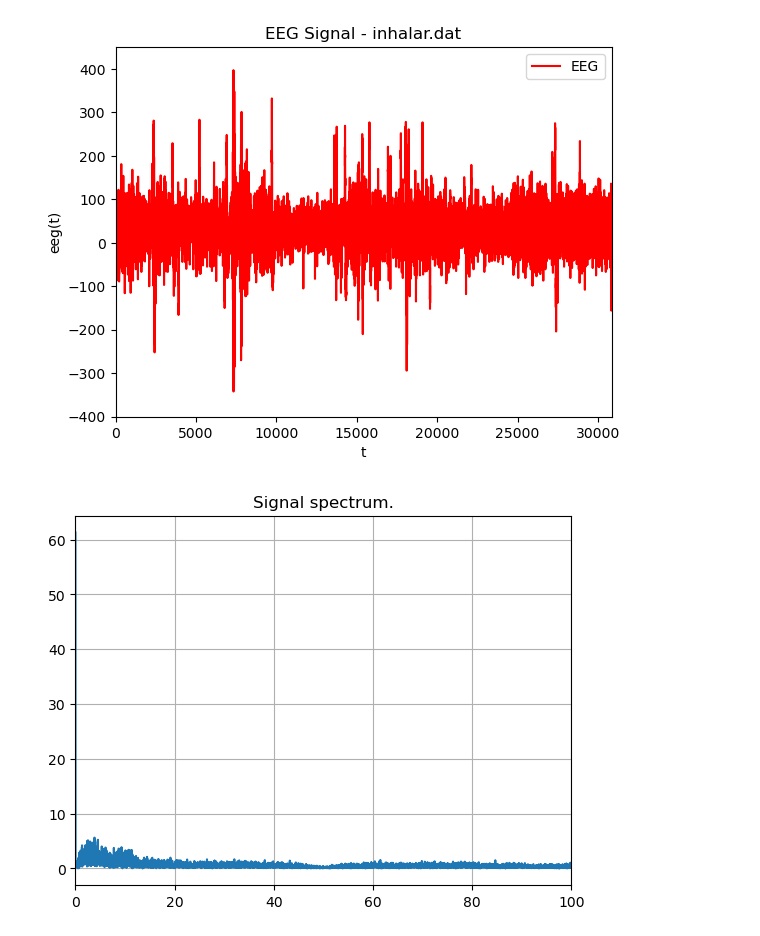
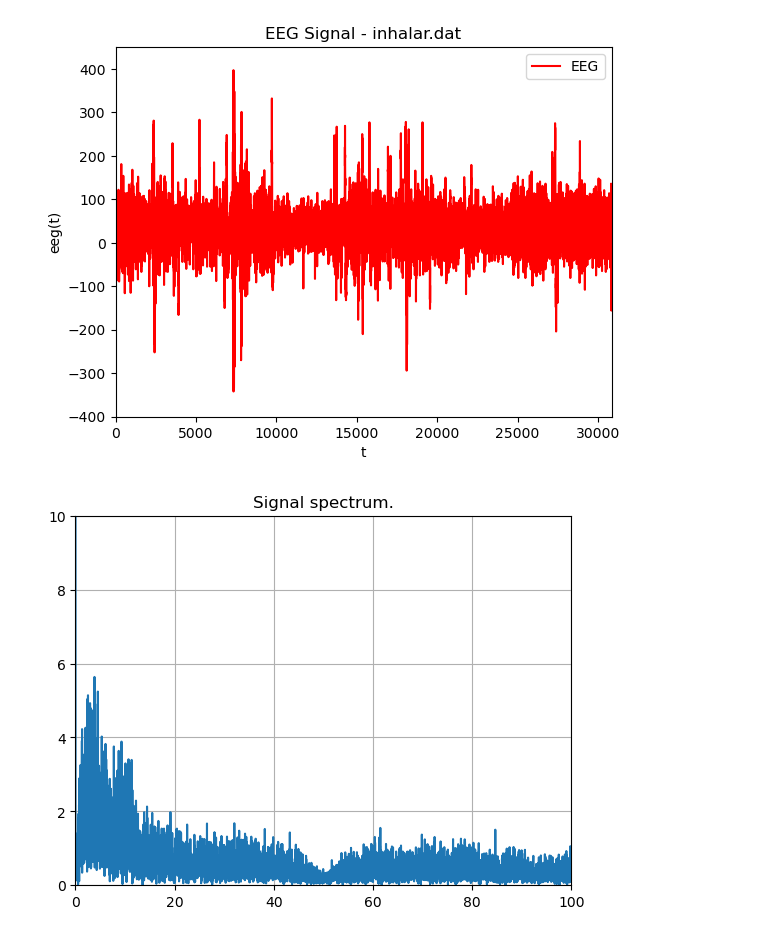
Before and after one commit to MatiasLoiseau/EEG-Analyzer, a Jupyter notebook: exploratory_analysis.ipynb, the cells around one changed output. Cells and saved outputs as stored; diff of their text form; code cells hidden in the pictures.

```diff
--- a/exploratory_analysis.ipynb
+++ b/exploratory_analysis.ipynb
@@ -459,18 +449,18 @@ plt.show()
 # %%
 # Parameters
 N = len(eeg_inhalar)  # Number of samples
 T = 1.0 / 512.0  # Sample spacing
 
 # Fourier transform and frequency domain plot
 yf = np.fft.fft(eeg_inhalar)
 xf = np.linspace(0.0, 1.0/(2.0*T), N//2)
 
 plt.plot(xf, 2.0/N * np.abs(yf[0:N//2]))
 plt.grid()
 plt.title(r'Signal spectrum.')
-#plt.ylim([-400, 400]);
+plt.ylim([0, 10])
 plt.xlim([0,100])
 #plt.axis((0, 60, 0, 9))
 plt.show()
 # %% [output]
-[figure, old version]
+[figure, new version]
```
Also changed, not shown: parts of 7 cells of this notebook.
